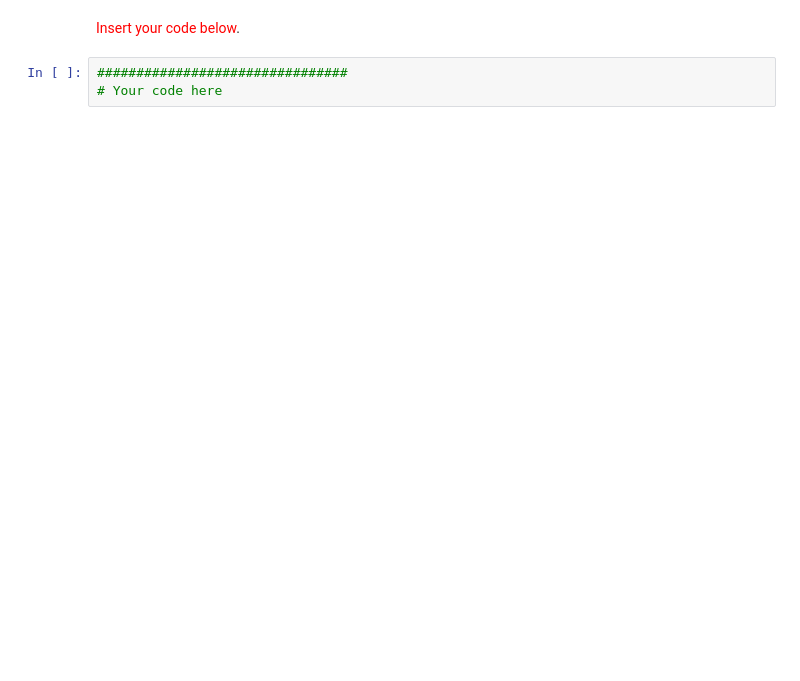
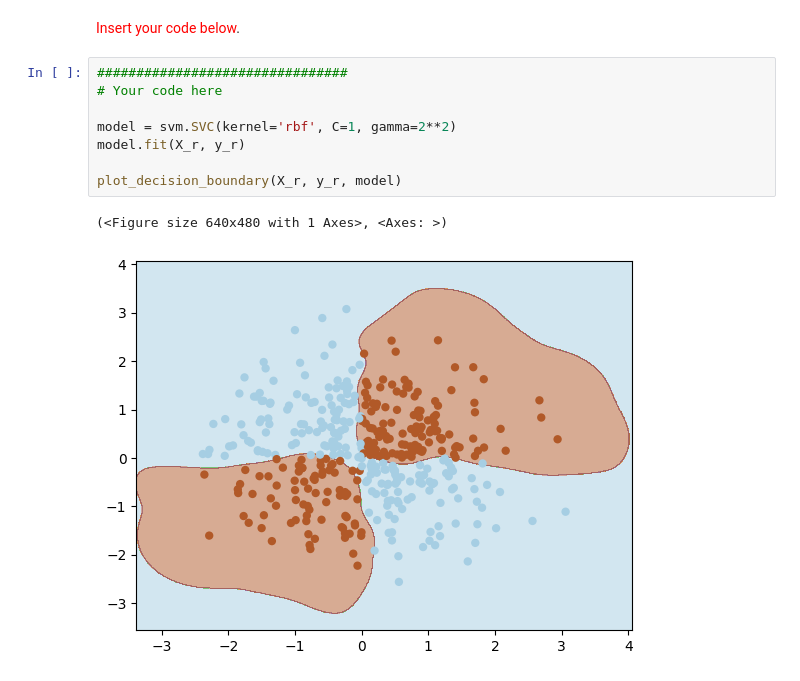
Before and after one commit to SajinMohamedPe/Introduction-to-Data-Engineering-and-Machine-Learning, a Jupyter notebook: Activity3_01.ipynb, the cells around one changed output. Saved outputs shown, nothing was run; the diff lists cells and outputs as text; blank space fills up the shorter version.

```diff
--- a/Activity3_01.ipynb
+++ b/Activity3_01.ipynb
@@ -468,5 +540,13 @@ plt.show()
 # %% [markdown]
 <span style="color:red">Insert your code below</span>.
-# %%
-################################
-# Your code here
+# %%
+################################
+# Your code here
+
+model = svm.SVC(kernel='rbf', C=1, gamma=2**2)
+model.fit(X_r, y_r)
+
+plot_decision_boundary(X_r, y_r, model)
+# %% [output]
+(<Figure size 640x480 with 1 Axes>, <Axes: >)
+[figure, added]
```
Also changed, not shown: parts of 5 cells of this notebook.
